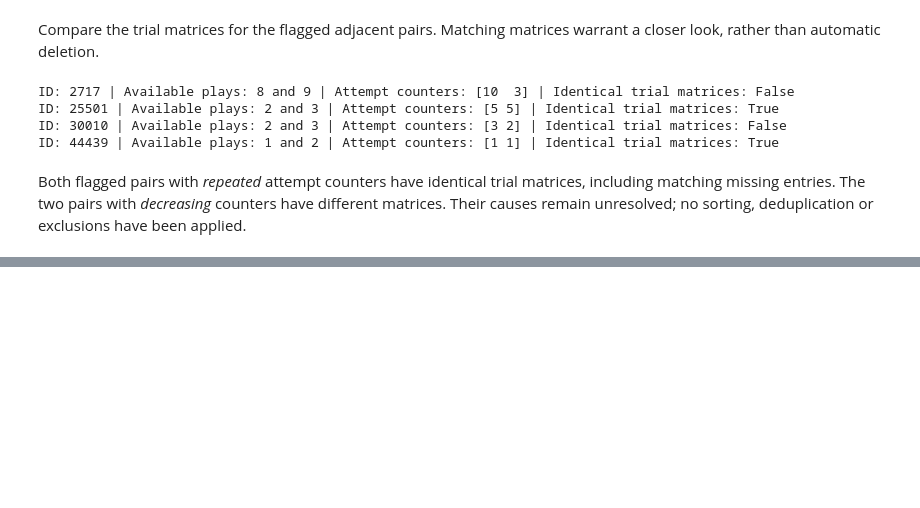
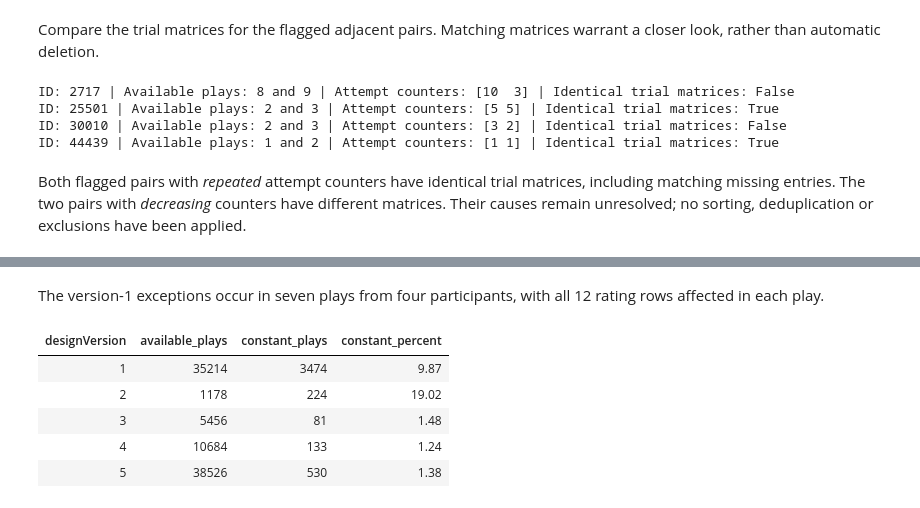
Before and after one commit to gustavbeen/mood-rpe-feasibility, a Jupyter notebook: notebooks/02_validate_gbe.ipynb, the cells around one changed output, grey strips where cells are left out. Saved outputs shown, nothing was run; the diff lists cells and outputs as text; code cells hidden in the pictures; blank space fills up the shorter version.

```diff
--- a/notebooks/02_validate_gbe.ipynb
+++ b/notebooks/02_validate_gbe.ipynb
@@ -417,0 +509,35 @@ Both flagged pairs with *repeated* attempt counters have identical trial matrice
+# %% [markdown]
+The version-1 exceptions occur in seven plays from four participants, with all 12 rating rows affected in each play.
+# %%
+constant_plays_by_version = Counter()
+
+for participant in participants:
+    versions = np.atleast_1d(participant["designVersion"])
+
+    for play_index, play in enumerate(get_plays(participant)):
+        ratings = play[~np.isnan(play[:, 9]), 9]
+
+        if len(ratings) > 0 and np.all(ratings == ratings[0]):
+            version = int(versions[play_index])
+            constant_plays_by_version[version] += 1
+
+constant_summary = pd.DataFrame([
+    {
+        "designVersion": version,
+        "available_plays": total,
+        "constant_plays": constant_plays_by_version[version],
+        "constant_percent": 100 * constant_plays_by_version[version] / total,
+    }
+    for version, total in sorted(version_counts.items())
+])
+
+constant_summary.style.format({
+    "constant_percent": "{:.2f}",
+}).hide(axis="index")
+# %% [output]
+| designVersion | available_plays | constant_plays | constant_percent |
+| 1 | 35214 | 3474 | 9.87 |
+| 2 | 1178 | 224 | 19.02 |
+| 3 | 5456 | 81 | 1.48 |
+| 4 | 10684 | 133 | 1.24 |
+| 5 | 38526 | 530 | 1.38 |
```
Also changed, not shown: parts of 11 cells of this notebook.
